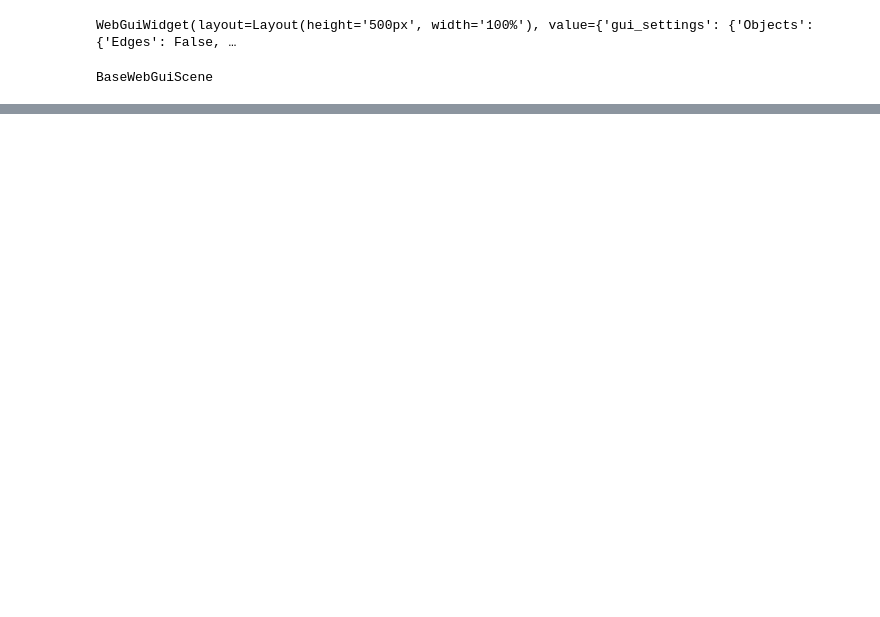
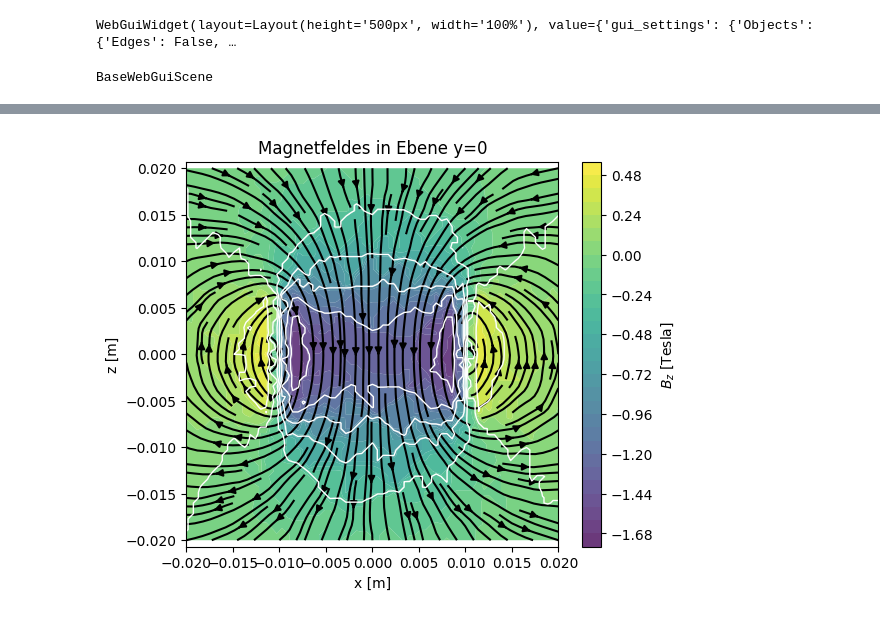
Before and after one commit to Saxermi/hana_pde_modeling_fem, a Jupyter notebook: 4_MagVekPot_HomCoil.ipynb, the cells around one changed output, grey strips where cells are left out. Cells and saved outputs as stored; diff of their text form; code cells hidden in the pictures; blank space fills up the shorter version.

```diff
--- a/4_MagVekPot_HomCoil.ipynb
+++ b/4_MagVekPot_HomCoil.ipynb
@@ -143,0 +214,53 @@ BaseWebGuiScene
+# %%
+import numpy as np
+import matplotlib.pyplot as plt
+
+nx, nz = 71
+
+# Bereich für x und z festlegen (z.B. ±0.02 m)
+lim = 0.02
+xvals = np.linspace(-lim, lim, nx)
+zvals = np.linspace(-lim, lim, nz)
+
+# Meshgrid anlegen, für (X,Z)
+X, Z = np.meshgrid(xvals, zvals)
+
+# Arrays für Bx (U), Bz (V) und Bz (Mag) anlegen
+U = np.zeros_like(X)
+V = np.zeros_like(X)
+Bz = np.zeros_like(X)  # Für Bz-Komponente
+
+# Schleife über Gitterpunkte und B(x, y=0, z) auswerten
+for i in range(nz):
+    for j in range(nx):
+        x = X[i, j]
+        z = Z[i, j]
+
+        B_val = B(mesh(x, 0, z))  # => B_val ist (Bx, By, Bz)
+        U[i, j] = B_val[0]       # x-Komponente
+        V[i, j] = B_val[2]       # z-Komponente
+        Bz[i, j] = B_val[2]      # z-Komponente
+
+
+plt.figure(figsize=(6, 5))
+plt.title("Magnetfeldes in Ebene y=0")
+
+# Hintergrundkontur für Bz
+cont = plt.contourf(X, Z, Bz, levels=30,
+                    cmap="viridis",
+                    alpha=0.9,
+                    antialiased=True)
+plt.colorbar(cont, label="$B_z$ [Tesla]")
+
+# Stromlinienplot (Feldlinien)
+plt.streamplot(X, Z, U, V, color='k', density=1.5)
+
+# Isolinien für Bz
+plt.contour(X, Z, Bz, colors='white', linewidths=1.0, linestyles='solid')
+
+plt.axis('equal')
+plt.xlabel("x [m]")
+plt.ylabel("z [m]")
+plt.show()
+# %% [output]
+[figure, added]
```
Also changed, not shown: parts of 10 cells of this notebook.
